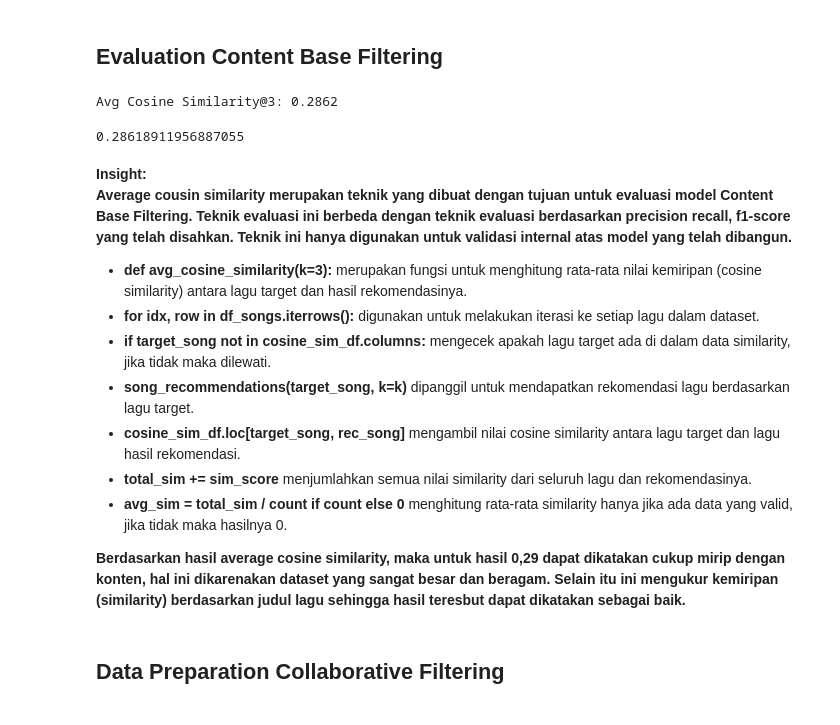
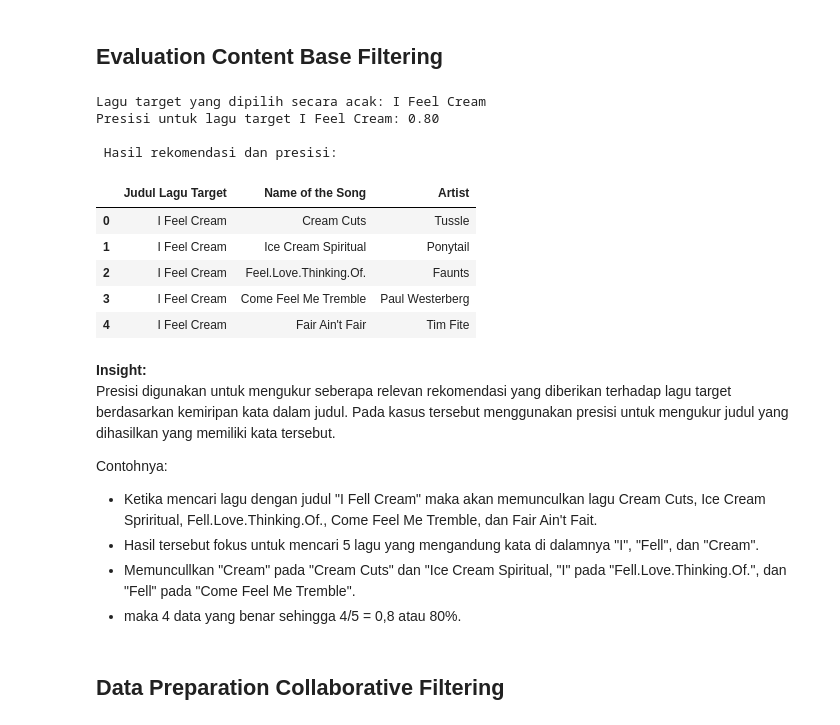
Before and after one commit to kevinandreas913/Sistemrekomendasi_CBF_CF, a Jupyter notebook: Proyek sistem rekomendasi - Dataset Song.ipynb, the cells around one changed output. Cells and saved outputs as stored; diff of their text form; code cells hidden in the pictures.

```diff
--- a/Proyek sistem rekomendasi - Dataset Song.ipynb
+++ b/Proyek sistem rekomendasi - Dataset Song.ipynb
@@ -333,47 +357,3 @@ song_recomendations('Hard Candy')
 - Ketiga proses tersebut merupakan contoh penggunakan fungsi dari **song_recomendations** yang telah dibuat sebelumnya dalam memberikan 3 lagu terbaik.
 # %% [markdown]
 ## Evaluation Content Base Filtering
-# %%
-def avg_cosine_similarity(k=3):
-    total_sim = 0
-    count = 0
-
-    for idx, row in df_songs.iterrows():
-        target_song = row['Name of the Song']
-
-        if target_song not in cosine_sim_df.columns:
-            continue
-        try:
-            recs = song_recomendations(target_song, k=k)
-        except:
-            continue
-
-        # Ambil similarity score antara target dan rekomendasi
-        for rec_song in recs['Name of the Song']:
-            sim_score = cosine_sim_df.loc[target_song, rec_song]
-            total_sim += sim_score
-            count += 1
-
-    avg_sim = total_sim / count if count else 0
-    print(f"Avg Cosine Similarity@{k}: {avg_sim:.4f}")
-    return avg_sim
-
-avg_cosine_similarity(3)
-# %% [output]
-Avg Cosine Similarity@3: 0.2862
-0.28618911956887055
-# %% [markdown]
-**Insight:**
-**Average cousin similarity merupakan teknik yang dibuat dengan tujuan untuk evaluasi model Content Base Filtering. Teknik evaluasi ini berbeda dengan teknik evaluasi berdasarkan precision recall, f1-score yang telah disahkan. Teknik ini hanya digunakan untuk validasi internal atas model yang telah dibangun.**
-</br>
-
-- **def avg_cosine_similarity(k=3):** merupakan fungsi untuk menghitung rata-rata nilai kemiripan (cosine similarity) antara lagu target dan hasil rekomendasinya.
-- **for idx, row in df_songs.iterrows():** digunakan untuk melakukan iterasi ke setiap lagu dalam dataset.
-- **if target_song not in cosine_sim_df.columns:** mengecek apakah lagu target ada di dalam data similarity, jika tidak maka dilewati.
-- **song_recommendations(target_song, k=k)** dipanggil untuk mendapatkan rekomendasi lagu berdasarkan lagu target.
-- **cosine_sim_df.loc[target_song, rec_song]** mengambil nilai cosine similarity antara lagu target dan lagu hasil rekomendasi.
-- **total_sim += sim_score** menjumlahkan semua nilai similarity dari seluruh lagu dan rekomendasinya.
-- **avg_sim = total_sim / count if count else 0** menghitung rata-rata similarity hanya jika ada data yang valid, jika tidak maka hasilnya 0.
-</br>
-
-**Berdasarkan hasil average cosine similarity, maka untuk hasil 0,29 dapat dikatakan cukup mirip dengan konten, hal ini dikarenakan dataset yang sangat besar dan beragam. Selain itu ini mengukur kemiripan (similarity) berdasarkan judul lagu sehingga hasil teresbut dapat dikatakan sebagai baik.**
@@ -380,3 +409,26 @@ Avg Cosine Similarity@3: 0.2862
+# %%
+presisi, hasil_rekom = presisi_untuk_lagu_acak(df_songs, cosine_sim_df, k=5)
+# %% [output]
+Lagu target yang dipilih secara acak: I Feel Cream
+Presisi untuk lagu target I Feel Cream: 0.80
+
+ Hasil rekomendasi dan presisi:
+|  | Judul Lagu Target | Name of the Song | Artist |
+| 0 | I Feel Cream | Cream Cuts | Tussle |
+| 1 | I Feel Cream | Ice Cream Spiritual | Ponytail |
+| 2 | I Feel Cream | Feel.Love.Thinking.Of. | Faunts |
+| 3 | I Feel Cream | Come Feel Me Tremble | Paul Westerberg |
+| 4 | I Feel Cream | Fair Ain't Fair | Tim Fite |
+# %% [markdown]
+**Insight:**
+Presisi digunakan untuk mengukur seberapa relevan rekomendasi yang diberikan terhadap lagu target berdasarkan kemiripan kata dalam judul.
+Pada kasus tersebut menggunakan presisi untuk mengukur judul yang dihasilkan yang memiliki kata tersebut.
+
+Contohnya:
+- Ketika mencari lagu dengan judul "I Fell Cream" maka akan memunculkan lagu Cream Cuts, Ice Cream Spriritual, Fell.Love.Thinking.Of., Come Feel Me Tremble, dan Fair Ain't Fait.
+- Hasil tersebut fokus untuk mencari 5 lagu yang mengandung kata di dalamnya "I", "Fell", dan "Cream".
+- Memuncullkan "Cream" pada "Cream Cuts" dan "Ice Cream Spiritual, "I" pada "Fell.Love.Thinking.Of.", dan "Fell" pada "Come Feel Me Tremble".
+- maka 4 data yang benar sehingga 4/5 = 0,8 atau 80%.
 # %% [markdown]
 ## Data Preparation Collaborative Filtering
 # %%
```
Also changed, not shown: parts of 33 cells of this notebook, 3 other files.
